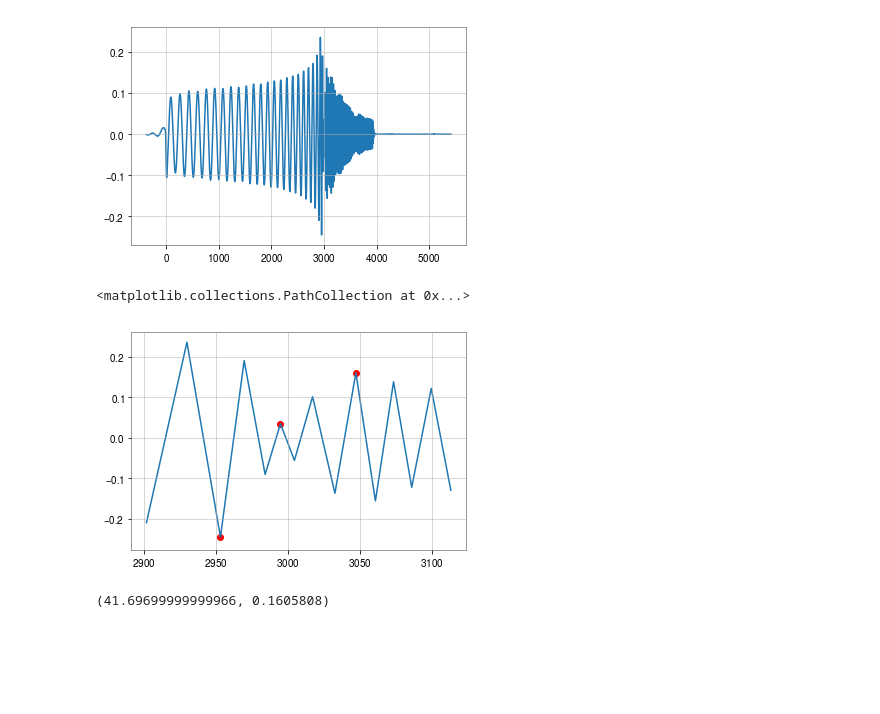
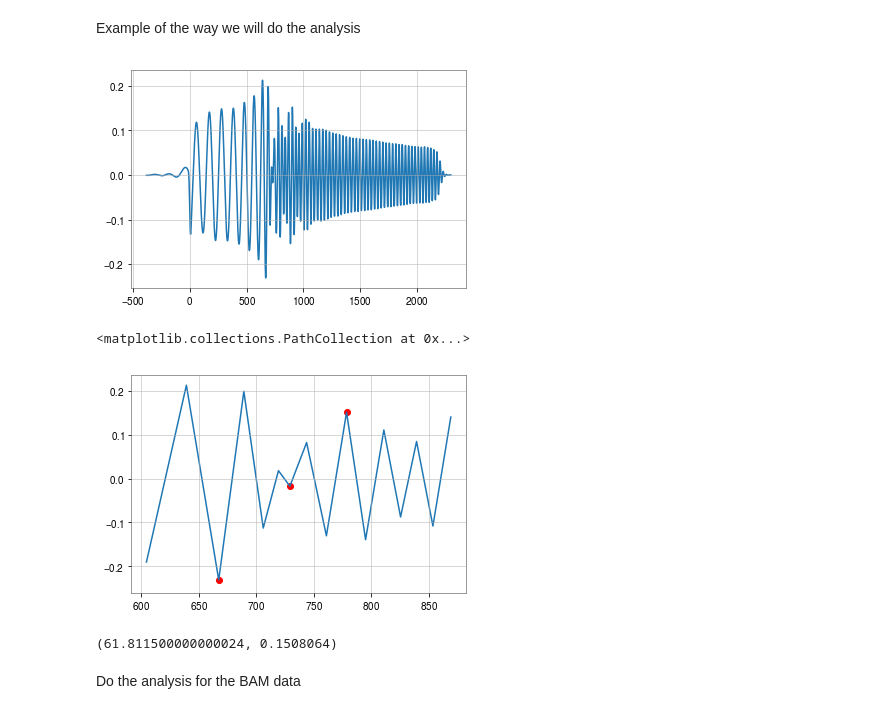
Before and after one commit to johnkou97/model, a Jupyter notebook: Time_dom.ipynb, the cells around one changed output. Cells and saved outputs as stored; diff of their text form; code cells hidden in the pictures; blank space fills up the shorter version.

```diff
--- a/Time_dom.ipynb
+++ b/Time_dom.ipynb
@@ -40,17 +40,19 @@ def analyze(file):
     dt=rh[peaks[mn],0]-rh[peaks[mx],0]
     rhM=abs(rh[peaks[mx2],1])
     return dt,rhM
+# %% [markdown]
+Example of the way we will do the analysis
 # %%
-name = 'data/BAM:0005.h5'                                 #change that
+name = 'data/BAM:0036.h5'                                 #change that
 file=h5py.File(name,'r')
 dat = list(file["/rh_22"])
 rh = np.array(file["/rh_22/%s" %dat[-1]])
 
 
 plt.plot(rh[:,0],rh[:,1])
 plt.show()
 # %% [output]
-[figure, old version]
+[figure, new version]
 # %%
 peaks,prop=scipy.signal.find_peaks(abs(rh[:,1]))
 mx=np.where(abs(rh[peaks])==np.amax(abs(rh[peaks,1])))[0][0]
@@ -71,11 +73,13 @@ plt.scatter(rh[peaks[mn],0],rh[peaks[mn],1],color='r')
 plt.scatter(rh[peaks[mx2],0],rh[peaks[mx2],1],color='r')
 # %% [output]
 <matplotlib.collections.PathCollection at 0x...>
-[figure, old version]
+[figure, new version]
 # %%
 dt=rh[peaks[mn],0]-rh[peaks[mx],0]
 rhM=abs(rh[peaks[mx2],1])
 dt,rhM
 # %% [output]
-(41.69699999999966, 0.1605808)
+(61.811500000000024, 0.1508064)
+# %% [markdown]
+Do the analysis for the BAM data
 # %%
```
Also changed, not shown: parts of 14 cells of this notebook, 2 other files.
